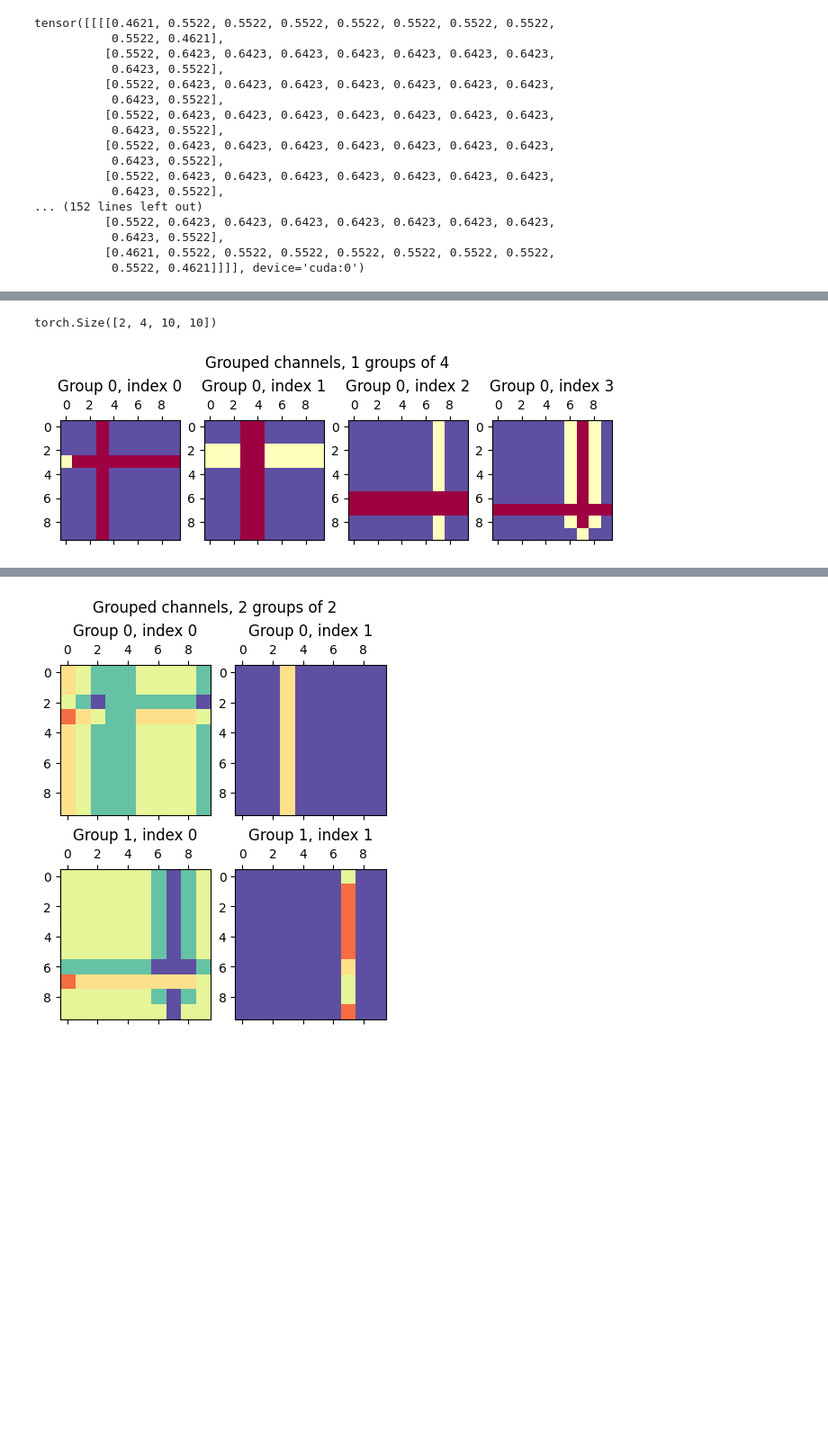
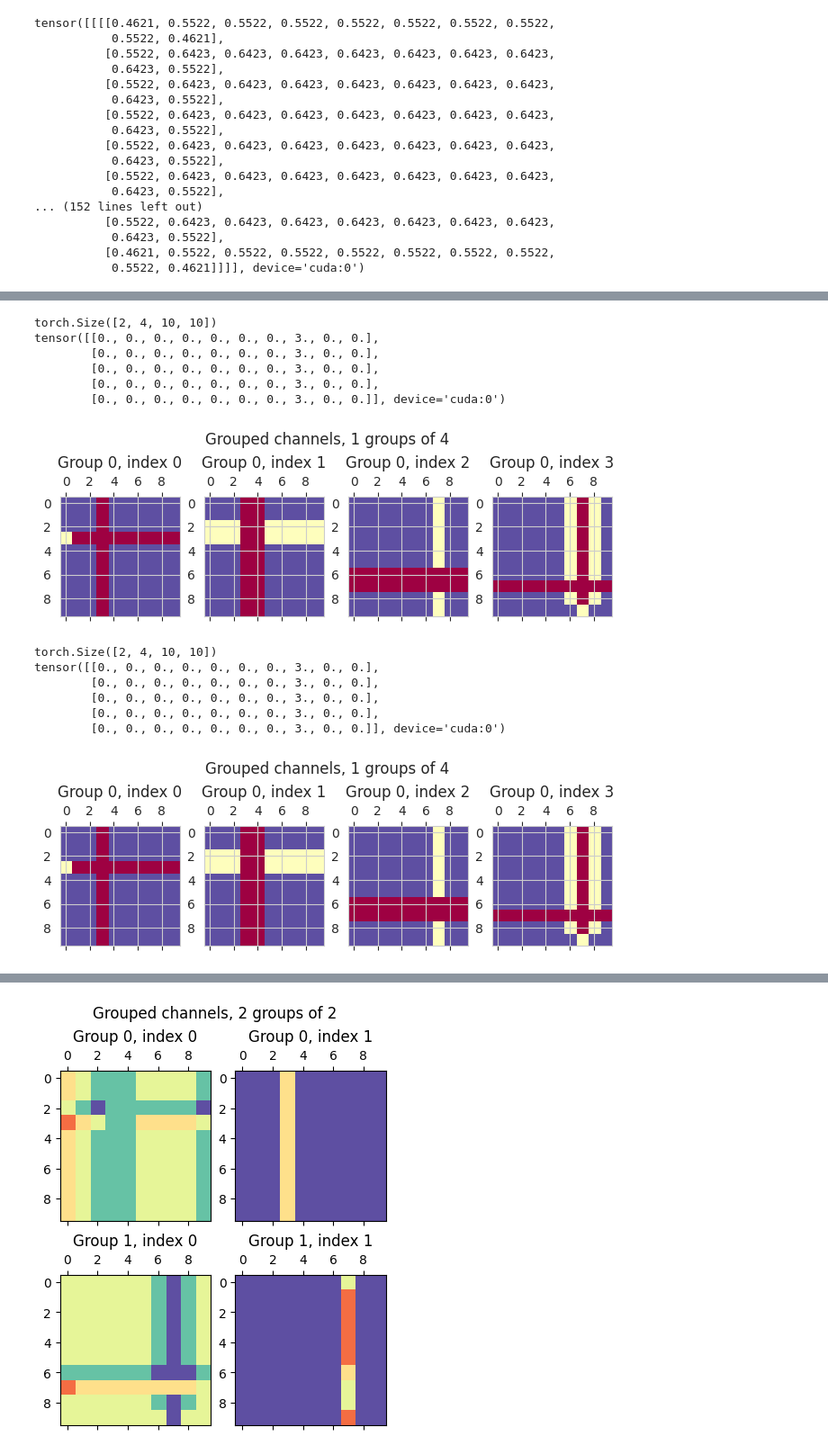
Before and after one commit to p-adema/quadratic-conv, a Jupyter notebook: scratch/groups_test.ipynb, the cells around one changed output, grey strips where cells are left out. Shown at 90% size. Cells and saved outputs as stored; diff of their text form; code cells hidden in the pictures; blank space fills up the shorter version.

```diff
--- a/scratch/groups_test.ipynb
+++ b/scratch/groups_test.ipynb
@@ -171,9 +157,28 @@ torch.Size([2, 4, 10, 10])
+# %%
+bc_lin = BroadcastSemifield.linear().dynamic()
+res_bcl = bc_lin(test_data, (test_kernels == 0).float(), groups=2, padding=1, kind="conv")
+print(res_bcl.shape)
+plot_grouped_data(res_bcl[1], 1)
+print(res_bcl[1, 2, :5])
+# %% [output]
+torch.Size([2, 4, 10, 10])
+tensor([[0., 0., 0., 0., 0., 0., 0., 3., 0., 0.],
+        [0., 0., 0., 0., 0., 0., 0., 3., 0., 0.],
+        [0., 0., 0., 0., 0., 0., 0., 3., 0., 0.],
+        [0., 0., 0., 0., 0., 0., 0., 3., 0., 0.],
+        [0., 0., 0., 0., 0., 0., 0., 3., 0., 0.]], device='cuda:0')
+[figure, added]
 # %%
 sb_op = SubtractSemifield.linear().dynamic()
 res_sb = sb_op(test_data, (test_kernels == 0).float(), groups=2, padding=1, kind="conv")
 print(res_sb.shape)
 plot_grouped_data(res_sb[1], 1)
-# print(res_sb)
+print(res_sb[1, 2, :5])
 # %% [output]
 torch.Size([2, 4, 10, 10])
+tensor([[0., 0., 0., 0., 0., 0., 0., 3., 0., 0.],
+        [0., 0., 0., 0., 0., 0., 0., 3., 0., 0.],
+        [0., 0., 0., 0., 0., 0., 0., 3., 0., 0.],
+        [0., 0., 0., 0., 0., 0., 0., 3., 0., 0.],
+        [0., 0., 0., 0., 0., 0., 0., 3., 0., 0.]], device='cuda:0')
-[figure, old version]
+[figure, new version]
```
Also changed, not shown: parts of 13 cells of this notebook, 11 other files.
